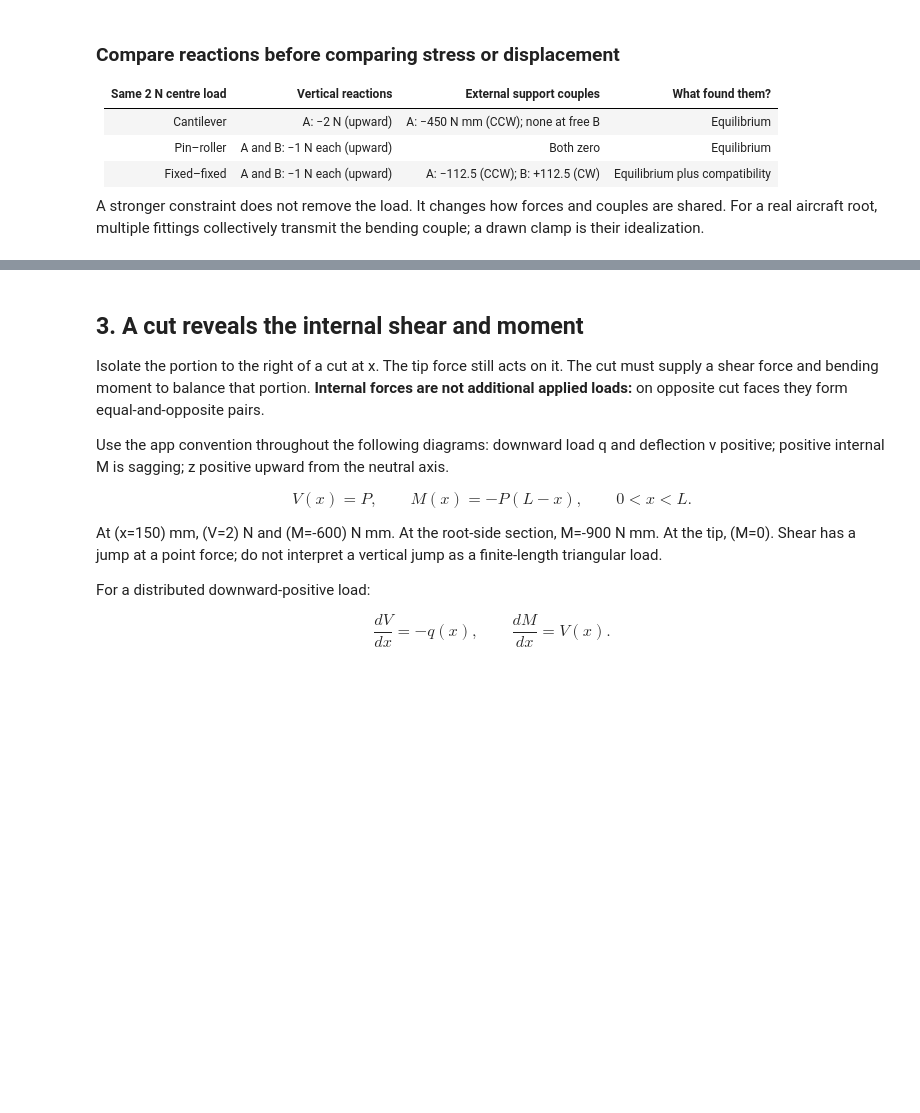
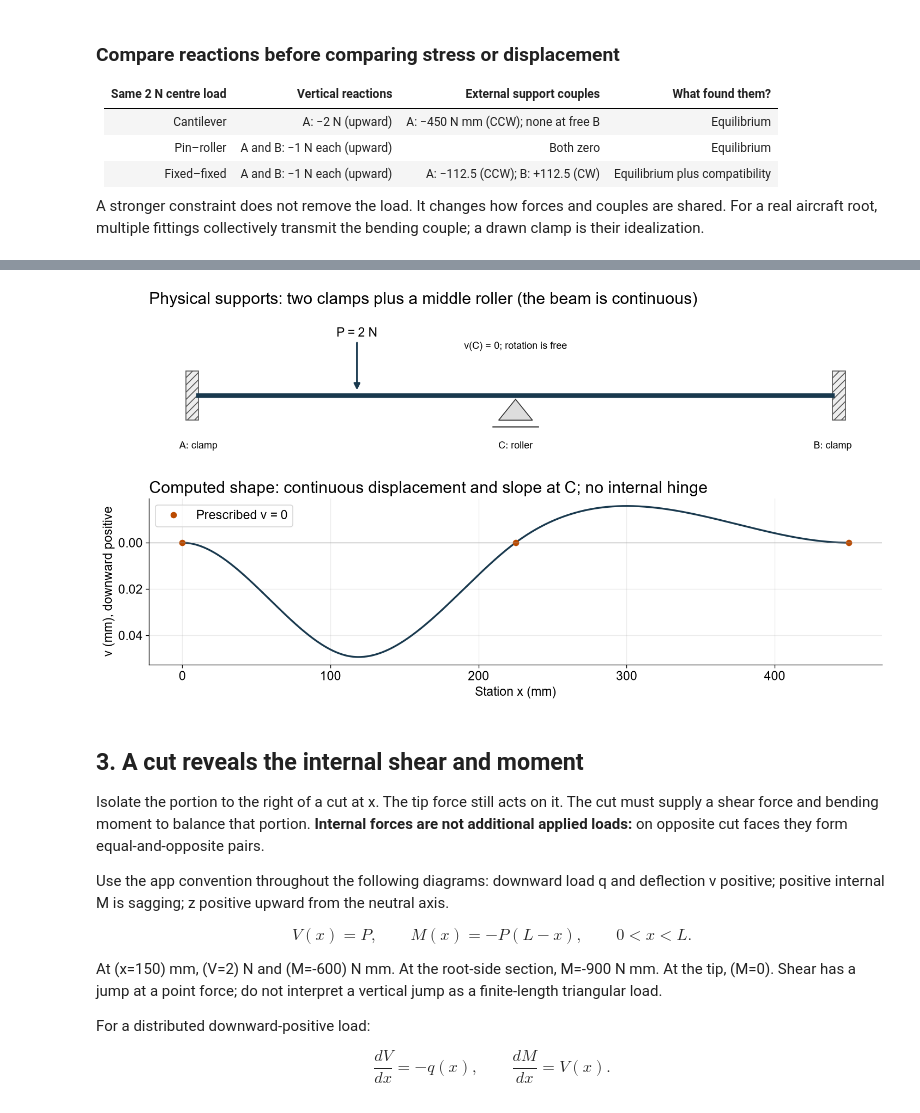
Before and after one commit to Ehsan-Roohi/Aerospace-Structures, a Jupyter notebook: notebooks/MIE446_Lecture_03_Beam_Reactions_Stress_and_Deflection.ipynb, the cells around one changed output, grey strips where cells are left out. Drawn from its saved outputs; the diff is of its cells as text; code cells hidden in the pictures; blank space fills up the shorter version.

Commit message:
Explain general beam compatibility and add cut and middle-support schematics

```diff
--- a/notebooks/MIE446_Lecture_03_Beam_Reactions_Stress_and_Deflection.ipynb
+++ b/notebooks/MIE446_Lecture_03_Beam_Reactions_Stress_and_Deflection.ipynb
@@ -655,0 +719,78 @@ A stronger constraint does not remove the load. It changes how forces and couple
+# %%
+#@title A fixed-fixed beam with an additional middle roller: solve and check
+import numpy as np
+import matplotlib.pyplot as plt
+from matplotlib.patches import Rectangle, Polygon
+
+
+def lecture03_middle_support_example():
+    span, support, force_at = 450.0, 225.0, 112.5  # mm
+    force, elastic_modulus = 2.0, 2000.0          # N; MPa
+    inertia = 20.0 * 10.0**3 / 12.0              # mm^4
+    rigidity = elastic_modulus * inertia
+
+    def reactions(load_station):
+        # Columns: CA, RA, RC. Rows: theta(L), v(L), v(a).
+        matrix = np.array([[span, -span**2/2, -(span-support)**2/2],
+                           [span**2/2, -span**3/6, -(span-support)**3/6],
+                           [support**2/2, -support**3/6, 0.0]])
+        rhs = force*np.array([(span-load_station)**2/2,
+                              (span-load_station)**3/6,
+                              max(support-load_station, 0.0)**3/6])
+        ca, ra, rc = np.linalg.solve(matrix, rhs)
+        rb = -force-ra-rc
+        cb = -ca-rb*span-rc*support-force*load_station
+        return ca, ra, rc, rb, cb
+
+    ca, ra, rc, rb, cb = reactions(force_at)
+    def rotation(station):
+        return -(ca*station-ra*station**2/2-force*np.maximum(station-force_at,0)**2/2
+                 -rc*np.maximum(station-support,0)**2/2)/rigidity
+    def displacement(station):
+        return -(ca*station**2/2-ra*station**3/6-force*np.maximum(station-force_at,0)**3/6
+                 -rc*np.maximum(station-support,0)**3/6)/rigidity
+    assert max(abs(displacement(t)) for t in [0,support,span]) < 1e-10
+    assert max(abs(rotation(t)) for t in [0,span]) < 1e-10
+    assert abs(ra+rc+rb+force) < 1e-10
+    assert abs(ca+cb+rc*support+rb*span+force*force_at) < 1e-8
+    assert abs(rotation(support)) > 1e-6  # NOT constrained by the middle roller
+    assert rc < 0                       # upward contact: no lift-off in this case
+    assert np.allclose([ca,ra,rc,rb,cb],[-70.3125,-1.1875,-1.0,0.1875,-14.0625])
+    direct = reactions(support)
+    assert np.allclose(direct,[0,0,-force,0,0],atol=1e-9)
+    print("Reactions (downward / clockwise positive):")
+    print(f"RA = {ra:+.4f} N; RC = {rc:+.4f} N; RB = {rb:+.4f} N")
+    print(f"CA = {ca:+.4f} N mm; CB = {cb:+.4f} N mm")
+    print(f"theta(C) = {rotation(support):+.8f} rad: the roller is allowed to rotate.")
+    print("RB is downward; an end clamp can transmit either sign of vertical reaction.")
+    print("All five prescribed support motions and both equilibrium equations passed.")
+
+    fig, axes = plt.subplots(2,1,figsize=(12,6.3),layout='constrained')
+    ax = axes[0]
+    ax.set_title("Physical supports: two clamps plus a middle roller (the beam is continuous)",loc='left')
+    ax.plot([0,span],[0,0],lw=5,color='#19394e')
+    for x0 in [-9,span]:
+        ax.add_patch(Rectangle((x0,-20),9,40,facecolor='#eeeeee',edgecolor='#555555',hatch='///'))
+    ax.add_patch(Polygon([[support, -3],[support-12,-20],[support+12,-20]],closed=True,
+                         facecolor='#dddddd',edgecolor='#333333'))
+    ax.plot([support-16,support+16],[-25,-25],color='#555555')
+    ax.annotate('P = 2 N', (force_at,3),(force_at,48),ha='center',
+                arrowprops=dict(arrowstyle='-|>',lw=2,color='#19394e'))
+    for station,label in [(0,'A: clamp'),(support,'C: roller'),(span,'B: clamp')]:
+        ax.text(station,-43,label,ha='center',fontsize=11)
+    ax.text(support,38,'v(C) = 0; rotation is free',ha='center',fontsize=11)
+    ax.set_xlim(-35,485);ax.set_ylim(-65,70);ax.axis('off')
+    ax = axes[1]
+    positions = np.unique(np.r_[np.linspace(0,span,901),support,force_at])
+    ax.plot(positions,displacement(positions),color='#19394e',lw=2)
+    ax.plot([0,support,span],[0,0,0],'o',color='#ba4a00',label='Prescribed v = 0')
+    ax.axhline(0,color='#999999',lw=.7)
+    ax.set_xlabel('Station x (mm)');ax.set_ylabel('v (mm), downward positive')
+    ax.invert_yaxis();ax.grid(alpha=.25);ax.legend(loc='best')
+    ax.set_title('Computed shape: continuous displacement and slope at C; no internal hinge',loc='left')
+    return fig
+
+
+lecture03_middle_support_example()
+plt.show()
+# %% [output]
@@ -656,3 +803,4 @@ A stronger constraint does not remove the load. It changes how forces and couple
+[figure, added]
 # %% [markdown]
 ## 3. A cut reveals the internal shear and moment
 
```
Also changed, not shown: parts of 4 cells of this notebook, 6 other files.
